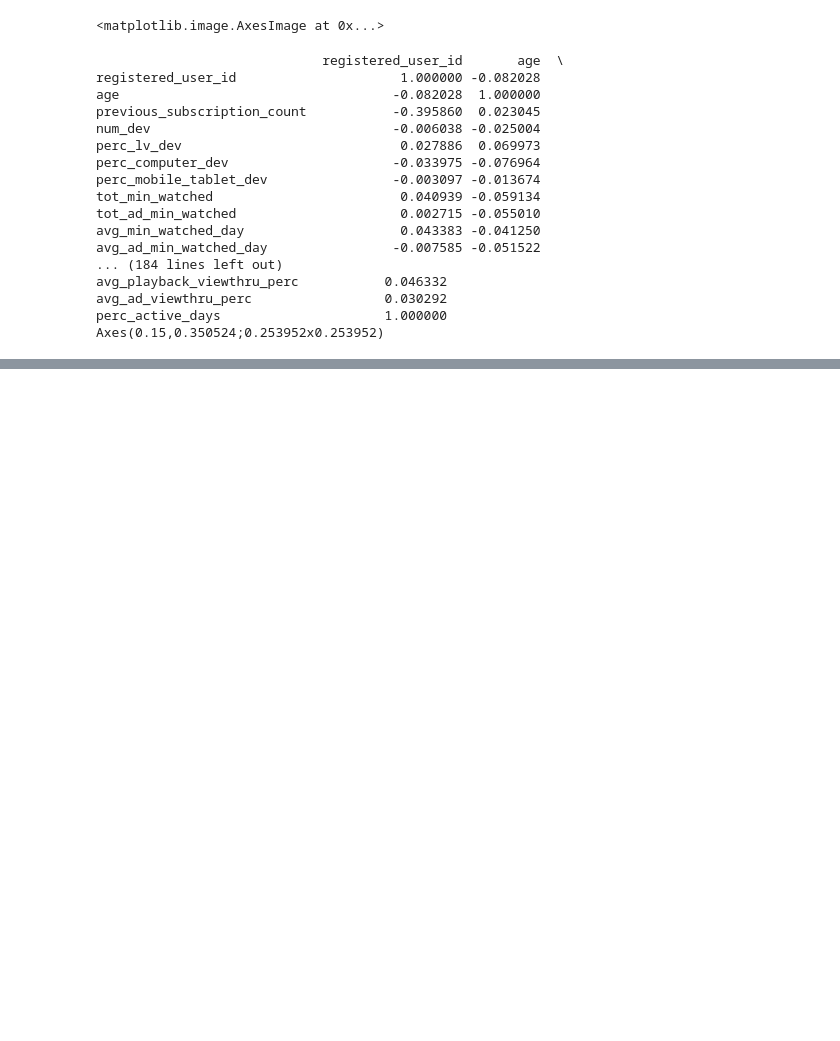
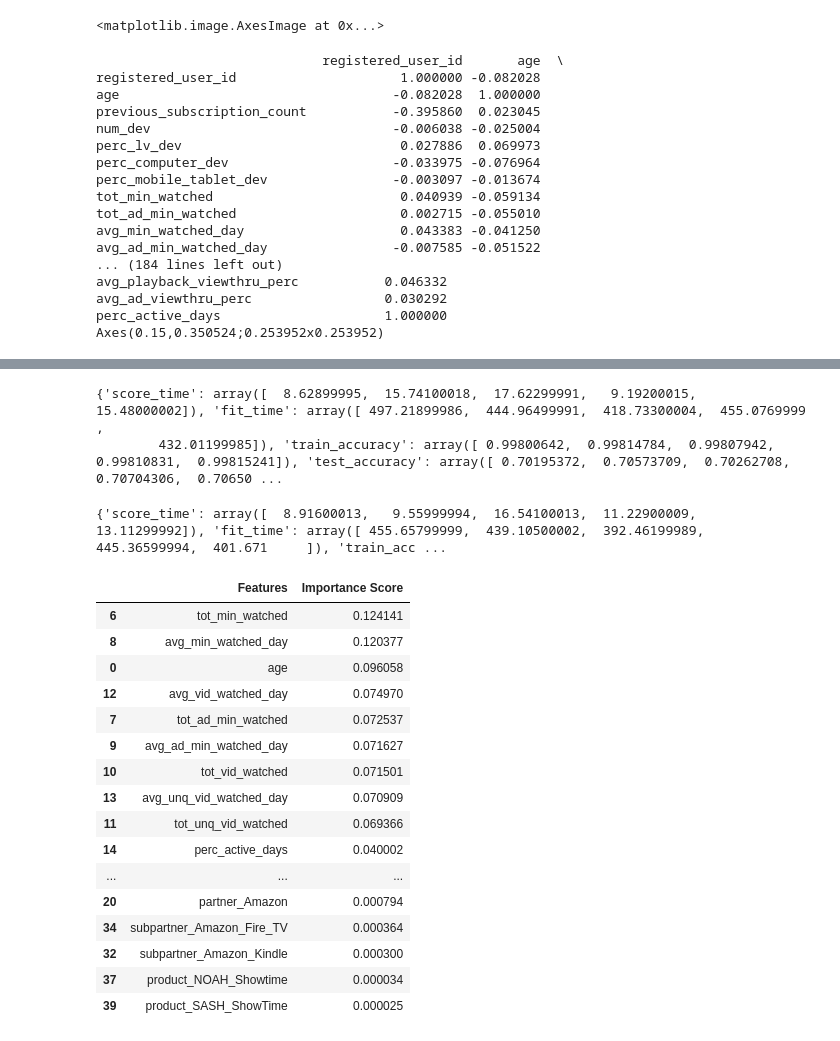
Before and after one commit to mahan49/GA-Data-Science, a Jupyter notebook: projects/final-project/working-files/FinalProject-working-file.ipynb, the cells around one changed output, grey strips where cells are left out. Cells and saved outputs as stored; diff of their text form; code cells hidden in the pictures; blank space fills up the shorter version.

```diff
--- a/projects/final-project/working-files/FinalProject-working-file.ipynb
+++ b/projects/final-project/working-files/FinalProject-working-file.ipynb
@@ -482,0 +695,51 @@ scores = cross_val_score(model, X, y, scoring='accuracy', cv=5)
+# %%
+X = df_raw2[['age','previous_subscription_count','num_dev','perc_lv_dev','perc_computer_dev','perc_mobile_tablet_dev','tot_min_watched','tot_ad_min_watched','avg_min_watched_day','avg_ad_min_watched_day','tot_vid_watched','tot_unq_vid_watched','avg_vid_watched_day','avg_unq_vid_watched_day','perc_active_days','partner_Roku','subpartner_Reacquisition_Retention','subpartner_N_A','subpartner_iOS','partner_Apple','partner_Amazon','subchannel_Email','partner_Samsung','channel_Partnership','subchannel_OEM','partner_N_A','subchannel_N_A','channel_Hulu','subpartner_Xbox_One','partner_Tapjoy','subchannel_Non_Attributable','subpartner_Apple_TV','subpartner_Amazon_Kindle','partner_Vizio','subpartner_Amazon_Fire_TV','subchannel_Affiliate']]
+y = df_raw2['promo_expire']
+
+model = RandomForestClassifier(n_estimators = 100)#, n_jobs=-1)# 1st tune the n_estimators then others, n_jobs=-1 uses all cpu cores instead of 1
+
+model.fit(X, y)
+
+CV = ms.cross_validate(model, X, y, cv=5, scoring=['accuracy'])
+print CV
+# %% [output]
+{'score_time': array([  8.62899995,  15.74100018,  17.62299991,   9.19200015,  15.48000002]), 'fit_time': array([ 497.21899986,  444.96499991,  418.73300004,  455.0769999 ,
+        432.01199985]), 'train_accuracy': array([ 0.99800642,  0.99814784,  0.99807942,  0.99810831,  0.99815241]), 'test_accuracy': array([ 0.70195372,  0.70573709,  0.70262708,  0.70704306,  0.70650 ...
+# %%
+X = df_raw2[['age','previous_subscription_count','num_dev','perc_lv_dev','perc_computer_dev','perc_mobile_tablet_dev','tot_min_watched','tot_ad_min_watched','avg_min_watched_day','avg_ad_min_watched_day','tot_vid_watched','tot_unq_vid_watched','avg_vid_watched_day','avg_unq_vid_watched_day','perc_active_days','partner_Roku','subpartner_Reacquisition_Retention','subpartner_N_A','subpartner_iOS','partner_Apple','partner_Amazon','subchannel_Email','partner_Samsung','channel_Partnership','subchannel_OEM','partner_N_A','subchannel_N_A','channel_Hulu','subpartner_Xbox_One','partner_Tapjoy','subchannel_Non_Attributable','subpartner_Apple_TV','subpartner_Amazon_Kindle','partner_Vizio','subpartner_Amazon_Fire_TV','subchannel_Affiliate','product_NOAH','product_NOAH_Showtime','product_SASH','product_SASH_ShowTime']]
+y = df_raw2['promo_expire']
+
+model = RandomForestClassifier(n_estimators = 100)#, n_jobs=-1)# 1st tune the n_estimators then others, n_jobs=-1 uses all cpu cores instead of 1
+
+model.fit(X, y)
+
+CV = ms.cross_validate(model, X, y, cv=5, scoring=['accuracy'])
+print CV
+# %% [output]
+{'score_time': array([  8.91600013,   9.55999994,  16.54100013,  11.22900009,  13.11299992]), 'fit_time': array([ 455.65799999,  439.10500002,  392.46199989,  445.36599994,  401.671     ]), 'train_acc ...
+# %%
+features = X.columns
+feature_importances = model.feature_importances_
+
+features_df = pd.DataFrame({'Features': features, 'Importance Score': feature_importances})
+features_df.sort_values('Importance Score', inplace=True, ascending=False)
+
+features_df
+# %% [output]
+|  | Features | Importance Score |
+| 6 | tot_min_watched | 0.124141 |
+| 8 | avg_min_watched_day | 0.120377 |
+| 0 | age | 0.096058 |
+| 12 | avg_vid_watched_day | 0.074970 |
+| 7 | tot_ad_min_watched | 0.072537 |
+| 9 | avg_ad_min_watched_day | 0.071627 |
+| 10 | tot_vid_watched | 0.071501 |
+| 13 | avg_unq_vid_watched_day | 0.070909 |
+| 11 | tot_unq_vid_watched | 0.069366 |
+| 14 | perc_active_days | 0.040002 |
+| ... | ... | ... |
+| 20 | partner_Amazon | 0.000794 |
+| 34 | subpartner_Amazon_Fire_TV | 0.000364 |
+| 32 | subpartner_Amazon_Kindle | 0.000300 |
+| 37 | product_NOAH_Showtime | 0.000034 |
+| 39 | product_SASH_ShowTime | 0.000025 |
```
Also changed, not shown: parts of 21 cells of this notebook, 1 other file.
